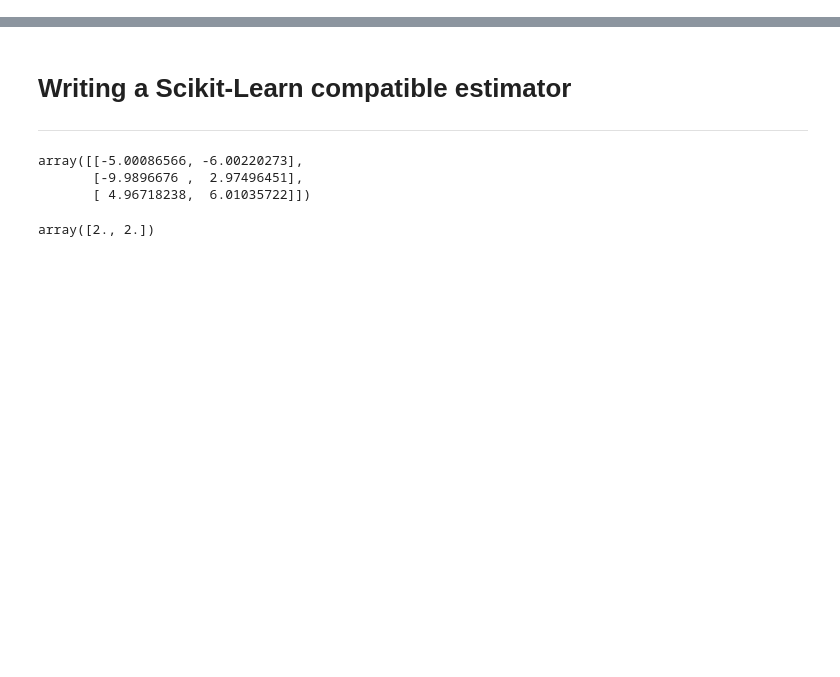
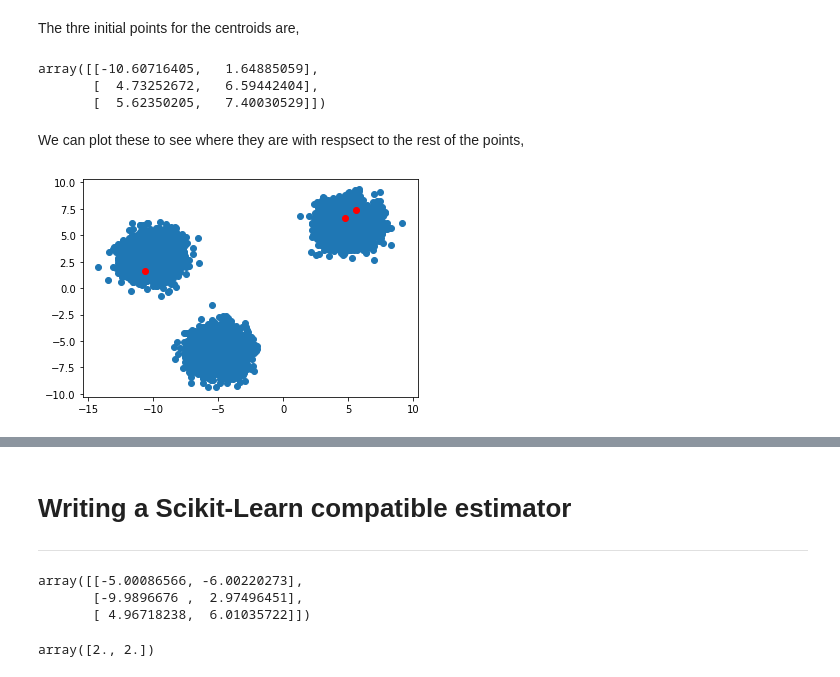
Before and after one commit to mdh266/KMeans, a Jupyter notebook: kmeans.ipynb, the cells around one changed output, grey strips where cells are left out. Saved outputs shown, nothing was run; the diff lists cells and outputs as text; code cells hidden in the pictures; blank space fills up the shorter version.

Commit message:
Adding initialization of centroids and upating labels

```diff
--- a/kmeans.ipynb
+++ b/kmeans.ipynb
@@ -109,0 +126,23 @@ plt.scatter(data[:,0], data[:,1])
+# %%
+def init_centroids(X: np.array, K: int) -> None:
+    N = X.shape[0]
+    return X[np.random.choice(N, K,replace=False)]
+# %%
+centroids = init_centroids(data, 3)
+# %% [markdown]
+The thre initial points for the centroids are,
+# %%
+centroids
+# %% [output]
+array([[-10.60716405,   1.64885059],
+       [  4.73252672,   6.59442404],
+       [  5.62350205,   7.40030529]])
+# %% [markdown]
+We can plot these to see where they are with respsect to the rest of the points,
+# %%
+plt.figure()
+plt.scatter(data[:,0], data[:,1])
+for c in centroids:
+    plt.scatter(*c, color="red")
+# %% [output]
+[figure, added]
```
Also changed, not shown: parts of 32 cells of this notebook.
